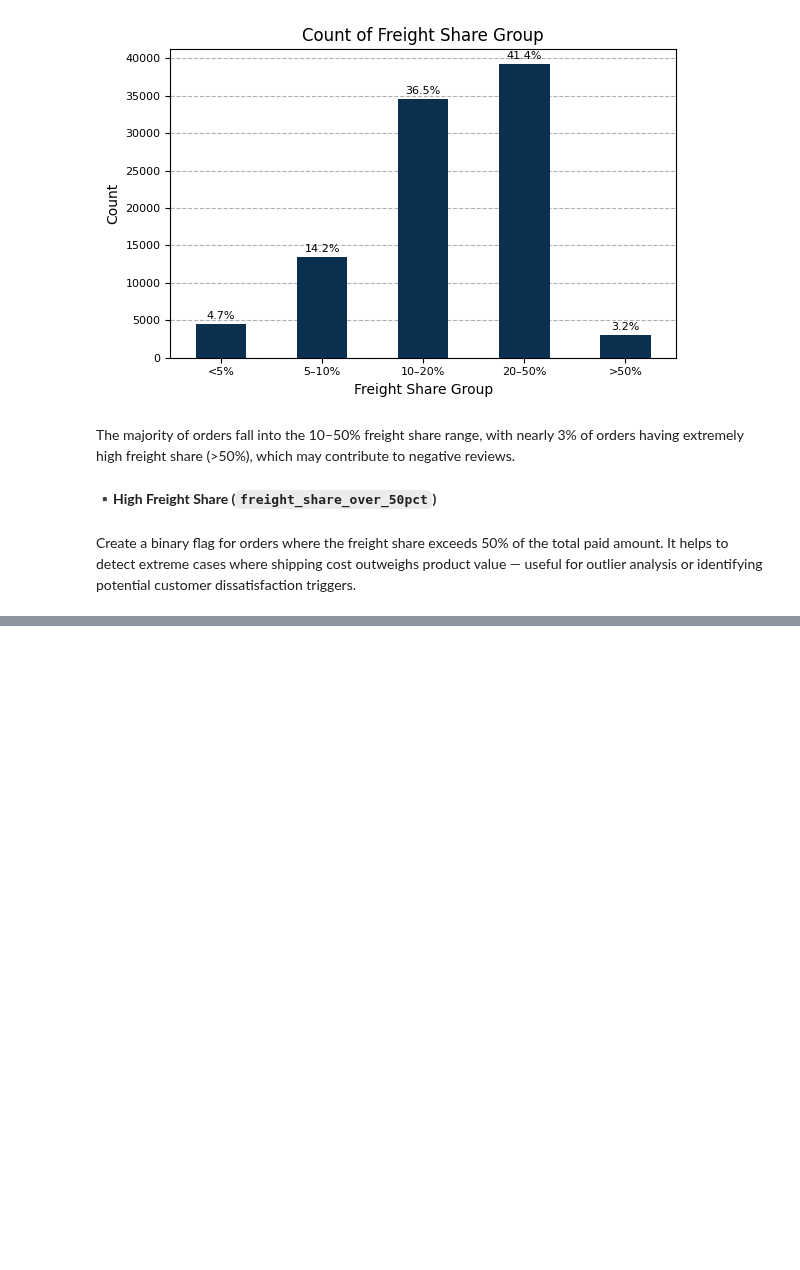
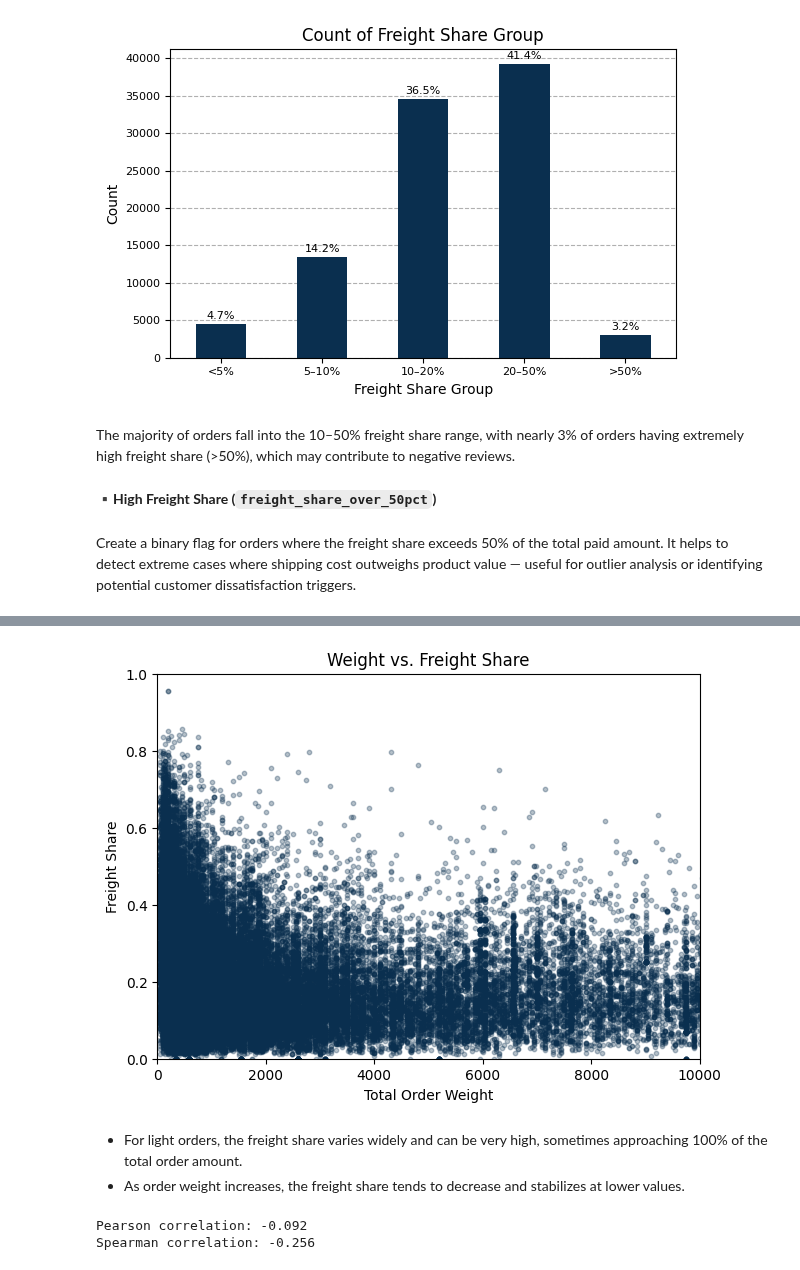
Before and after one commit to OlesyaEvseeva/customer-satisfaction-ecommerce, a Jupyter notebook: notebooks/02_data_integration_preprocessing.ipynb, the cells around one changed output, grey strips where cells are left out. Saved outputs shown, nothing was run; the diff lists cells and outputs as text; code cells hidden in the pictures; blank space fills up the shorter version.

```diff
--- a/notebooks/02_data_integration_preprocessing.ipynb
+++ b/notebooks/02_data_integration_preprocessing.ipynb
@@ -1166,0 +1276,31 @@ df_orders["freight_share_over_50pct"] = (df_orders["freight_share"] > 0.5).astyp
+# %%
+# Scatter plot to examine the relationship between order weight and freight share.
+plt.figure(figsize=(7, 5))
+plt.scatter(
+    df_orders["total_order_weight"], df_orders["freight_share"], alpha=0.3, s=10, color=blue
+)
+plt.xlim(0, 10000)  # zoom to exclude extreme outliers
+plt.ylim(0, 1)  # freight_share is proportion (0–1)
+plt.xlabel("Total Order Weight")
+plt.ylabel("Freight Share")
+plt.title("Weight vs. Freight Share")
+plt.show()
+# %% [output]
+[figure, added]
+# %% [markdown]
+- For light orders, the freight share varies widely and can be very high, sometimes approaching 100% of the total order amount.
+- As order weight increases, the freight share tends to decrease and stabilizes at lower values.
+# %%
+# Calculate correlation between order weight and freight share
+corr_pearson = df_orders["total_order_weight"].corr(
+    df_orders["freight_share"], method="pearson"
+)
+corr_spearman = df_orders["total_order_weight"].corr(
+    df_orders["freight_share"], method="spearman"
+)
+
+print(f"Pearson correlation: {corr_pearson:.3f}")
+print(f"Spearman correlation: {corr_spearman:.3f}")
+# %% [output]
+Pearson correlation: -0.092
+Spearman correlation: -0.256
```
Also changed, not shown: parts of 20 cells of this notebook.
